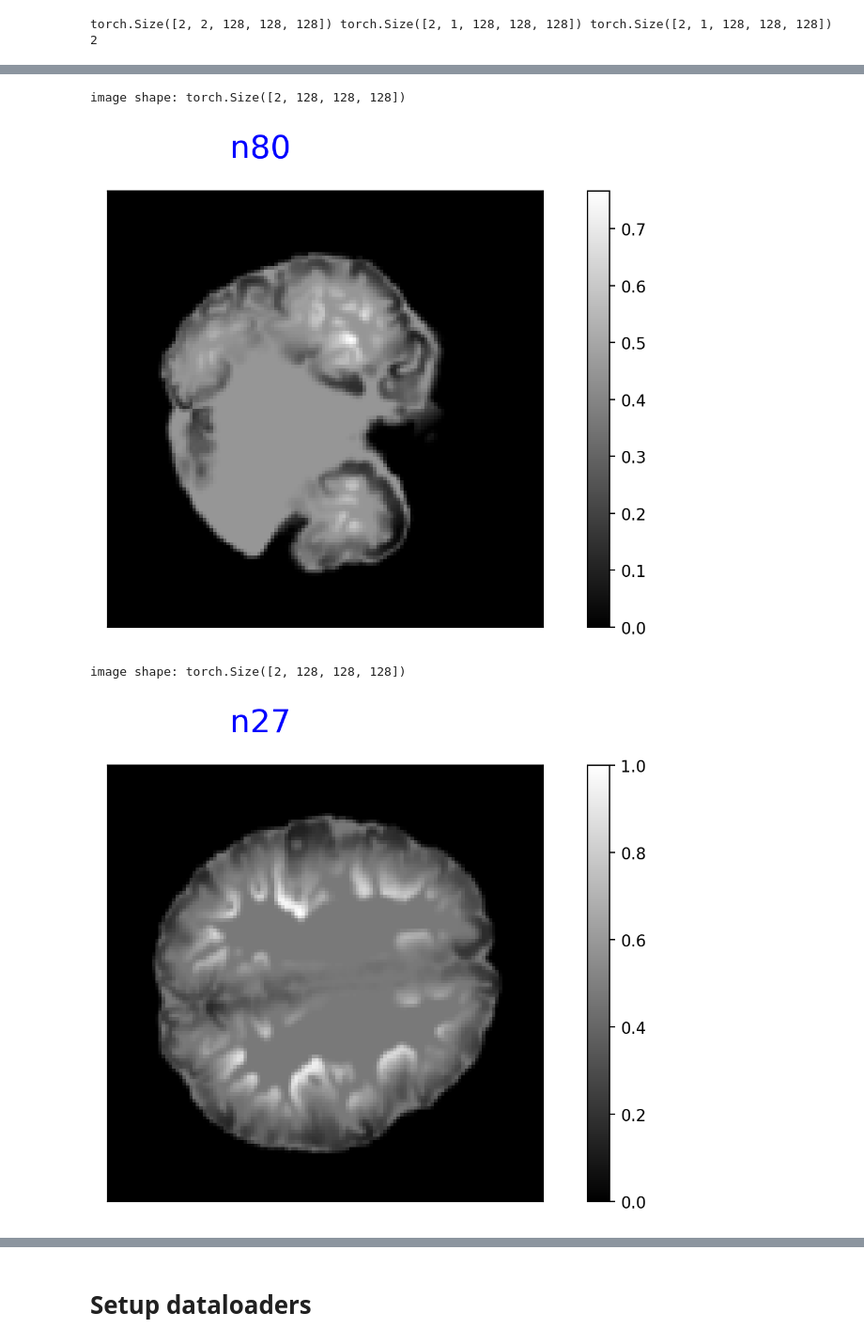
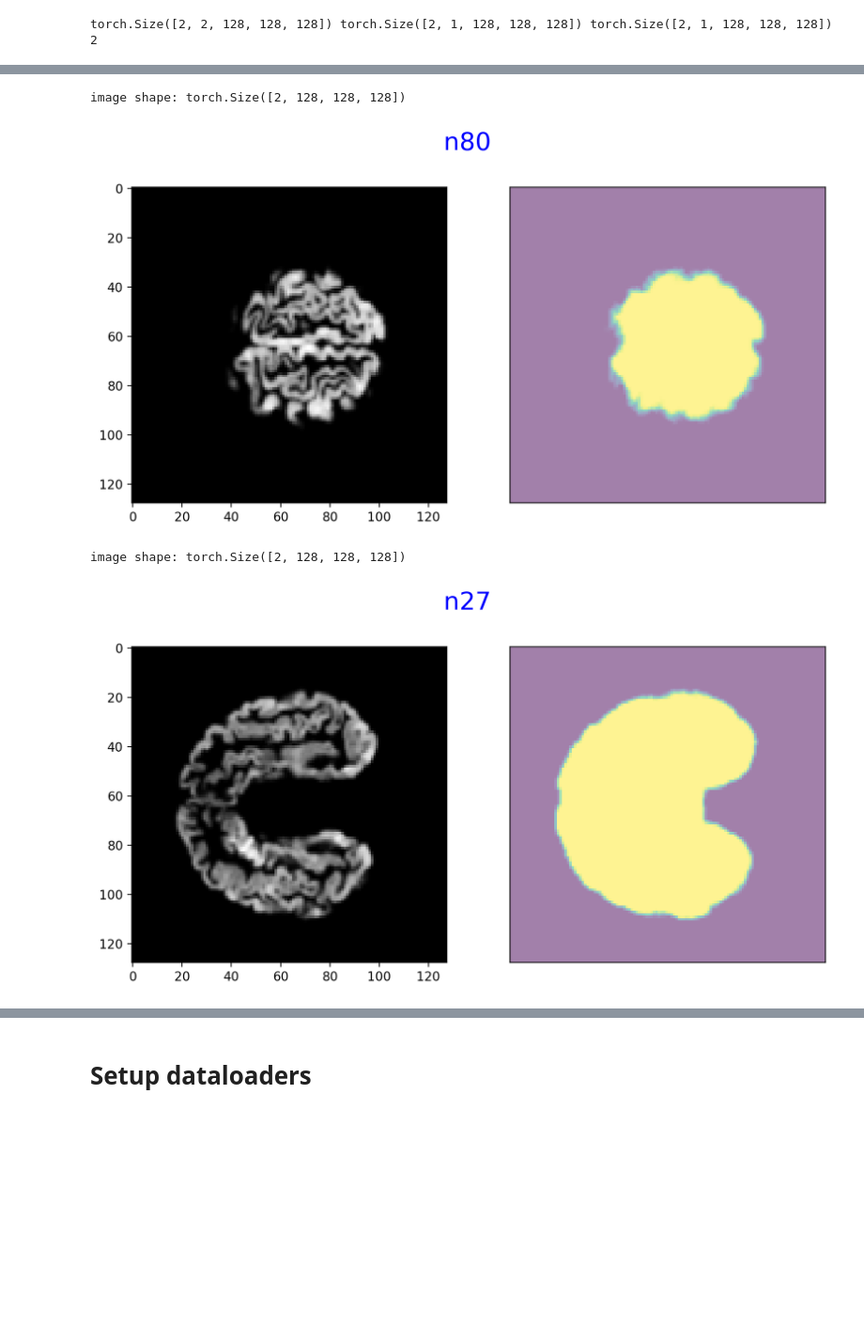
Before and after one commit to blufzzz/FCDNet, a Jupyter notebook: debug.ipynb, the cells around one changed output, grey strips where cells are left out. Shown at 94% size. Saved outputs shown, nothing was run; the diff lists cells and outputs as text; code cells hidden in the pictures; blank space fills up the shorter version.

```diff
--- a/debug.ipynb
+++ b/debug.ipynb
@@ -125,7 +178,7 @@ else:
     sep_k=["seg"]
 
 if config.opt.augmentation:
-    rot_range = config.opt.rotation_range
+    rot_range = 0.5 #config.opt.rotation_range
 
     train_transf = Compose(
         [
@@ -133,14 +186,14 @@ if config.opt.augmentation:
             EnsureChannelFirstd(keys=keys),
             RandRotated(keys=keys,
                         range_x=rot_range,
-                        range_y=rot_range,
-                        range_z=rot_range,
-                        prob=0.5),
+                        # range_y=rot_range,
+                        # range_z=rot_range,
+                        prob=1),
             RandFlipd(keys=keys, prob=0.5, spatial_axis=0),
             Spacingd(keys=sep_k, pixdim=1.0),
             Resized(keys=keys, spatial_size=spatial_size_conf),
             ScaleIntensityd(keys=["image"], minv=0.0, maxv=1.0, channel_wise=True),
-            masked_transform,
+            # masked_transform,
             EnsureTyped(keys=keys, dtype=torch.float)
         ]
     )
@@ -152,7 +205,7 @@ if config.opt.augmentation:
                 Spacingd(keys=sep_k, pixdim=1.0),
                 Resized(keys=keys, spatial_size=spatial_size_conf),
                 ScaleIntensityd(keys=["image"], minv=0.0, maxv=1.0, channel_wise=True),
-                masked_transform,
+                # masked_transform,
                 EnsureTyped(keys=keys, dtype=torch.float),
             ]
     )
@@ -180,7 +233,7 @@ check_loader = DataLoader(check_dataset,
                           num_workers=0,
                           collate_fn=list_data_collate,
                           pin_memory=torch.cuda.is_available(),
-                          shuffle=False
+                          shuffle=True
                           )
 
 check_data = monai.utils.misc.first(check_loader)
@@ -205,40 +256,42 @@ feat_params
 # %%
 for k in range(check_batch_size):
 
     image = check_data['image'][k]
     seg = check_data['seg'][k]
     mask = check_data['mask'][k]
     label = get_label(check_dataset.data[k]['seg'])
 
     print(f"image shape: {image.shape}")
 
     num_of_channels = len(feat_params)
     # choose z-coord where there is a label maximum over other axes
     label_pos = (seg > 0).sum(dim=(0,1,2)).argmax().item()
 
     #mask = image[:1,...] <= 0 # `background mask
 
     torch.sum(mask * image, dim=(-1,-2,-3)).type(torch.int) > 1
 
     fig = plt.figure("image", (10, 5), dpi=200)
-    plt.subplot(1, 1, 1)
+    ax1 = plt.subplot(1, 2, 1)
     #plt.title(f"{feat_params[i]}")
-    plt.imshow(image[1,:,:,label_pos], cmap='gray')
-    # plt.imshow(mask[0,:,:,label_pos], alpha=0.5)
-    plt.colorbar()
+    ax1.imshow(image[1,:,:,label_pos], cmap='gray')
+    ax2 = plt.subplot(1, 2, 2)
+    ax2.imshow(mask[0,:,:,label_pos], alpha=0.5)
+
+    # plt.colorbar()
     plt.xticks([])
     plt.yticks([])
 
     fig.suptitle(label, fontsize=20, color='blue')
     # plt.tight_layout()
     plt.show()
     if k > 2:
         break
 # %% [output]
 image shape: torch.Size([2, 128, 128, 128])
-[figure, old version]
+[figure, new version]
 image shape: torch.Size([2, 128, 128, 128])
-[figure, old version]
+[figure, new version]
 # %%
 # np.array(feat_params)[torch.sum(mask * image, dim=(-1,-2,-3)).type(torch.int) > 1]
 # %%
```
Also changed, not shown: parts of 16 cells of this notebook, 5 other files.
